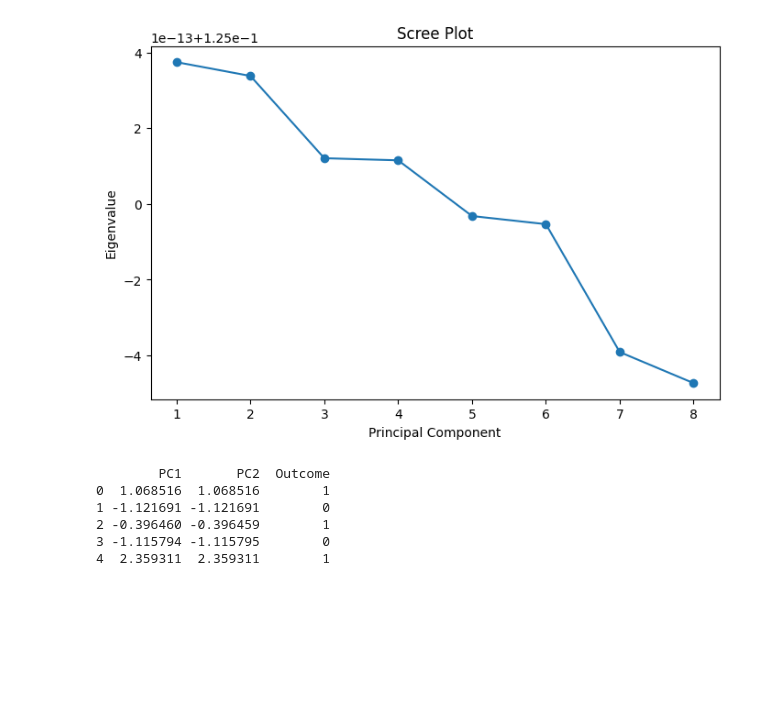
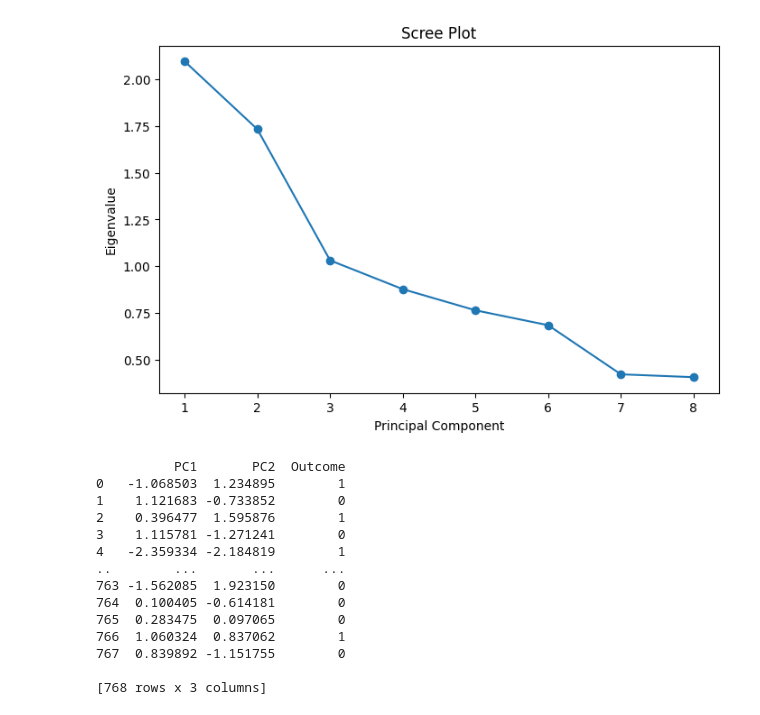
Before and after one commit to yakinamaharjan/trainee, a Jupyter notebook: assignments/5. pca/pcaa.ipynb, the cells around one changed output. Drawn from its saved outputs; the diff is of its cells as text; code cells hidden in the pictures; blank space fills up the shorter version.

```diff
--- a/assignments/5. pca/pcaa.ipynb
+++ b/assignments/5. pca/pcaa.ipynb
@@ -12,10 +12,7 @@ from sklearn.preprocessing import StandardScaler
 scaler = StandardScaler()
 X_scaled = scaler.fit_transform(X)
 # %%
-def compute_covariance(data):
-    n = data.shape[0]
-    mean = np.mean(data, axis=0)
-    centered_data = data - mean
-    return np.dot(centered_data.T, centered_data) / (n - 1)
-
-cov_matrix = compute_covariance(X_scaled)
+n = X_scaled.shape[0]
+mean = np.mean(X_scaled, axis = 0)
+centered = X_scaled - mean
+cov_matrix = np.dot(centered.T, centered) / (n - 1)
@@ -71,3 +61,26 @@ Eigenvectors:
+# %%
+n = len(cov_matrix)
+A = np.copy(cov_matrix)
+pq = np.eye(n)
+max_ct = 1000
+
+ct = 0
+while ct < max_ct:
+    Q, R = qr_decomposition(A)
+    pq = np.matmul(pq, Q)
+    A = np.matmul(R, Q)
+    ct += 1
+
+    if is_upper_tri(A, 1.0e-8) == True:
+        break
+if ct == max_ct:
+    print("No convergence")
+
+eigenvalues = np.zeros(n, dtype=np.float64)
+for i in range(n):
+    eigenvalues[i] = A[i][i]
+
+eigenvectors = np.copy(pq)
 # %%
 sorted_indices = np.argsort(eigenvalues)[::-1]
 eigenvalues = eigenvalues[sorted_indices]
@@ -81,12 +112,12 @@ X_pca = np.dot(X_scaled, principal_components)
 # %%
 plt.figure(figsize=(8, 5))
-plt.plot(range(1, len(eigenvalues) + 1), eigenvalues / sum(eigenvalues) , marker = 'o')
+plt.plot(range(1, len(eigenvalues) + 1), eigenvalues , marker = 'o')
 plt.title('Scree Plot')
 plt.xlabel('Principal Component')
 plt.ylabel('Eigenvalue')
 plt.show()
 # %% [output]
-[figure, old version]
+[figure, new version]
 # %%
 k = 2
 selected_eigenvectors = eigenvectors[:, :k]
@@ -95,14 +126,22 @@ X_pca = X_scaled @ selected_eigenvectors
 
 df_pca = pd.DataFrame(X_pca, columns=['PC1', 'PC2'])
 df_pca["Outcome"] = data["Outcome"]
-print(df_pca.head())
+print(df_pca)
 # %% [output]
-        PC1       PC2  Outcome
-0  1.068516  1.068516        1
-1 -1.121691 -1.121691        0
-2 -0.396460 -0.396459        1
-3 -1.115794 -1.115795        0
-4  2.359311  2.359311        1
+          PC1       PC2  Outcome
+0   -1.068503  1.234895        1
+1    1.121683 -0.733852        0
+2    0.396477  1.595876        1
+3    1.115781 -1.271241        0
+4   -2.359334 -2.184819        1
+..        ...       ...      ...
+763 -1.562085  1.923150        0
+764  0.100405 -0.614181        0
+765  0.283475  0.097065        0
+766  1.060324  0.837062        1
+767  0.839892 -1.151755        0
+
+[768 rows x 3 columns]
 # %%
 plt.figure(figsize=(8,6))
 sns.scatterplot(x=df_pca["PC1"], y=df_pca["PC2"], hue=df_pca["Outcome"])
```
Also changed, not shown: parts of 5 cells of this notebook, 1 other file.
